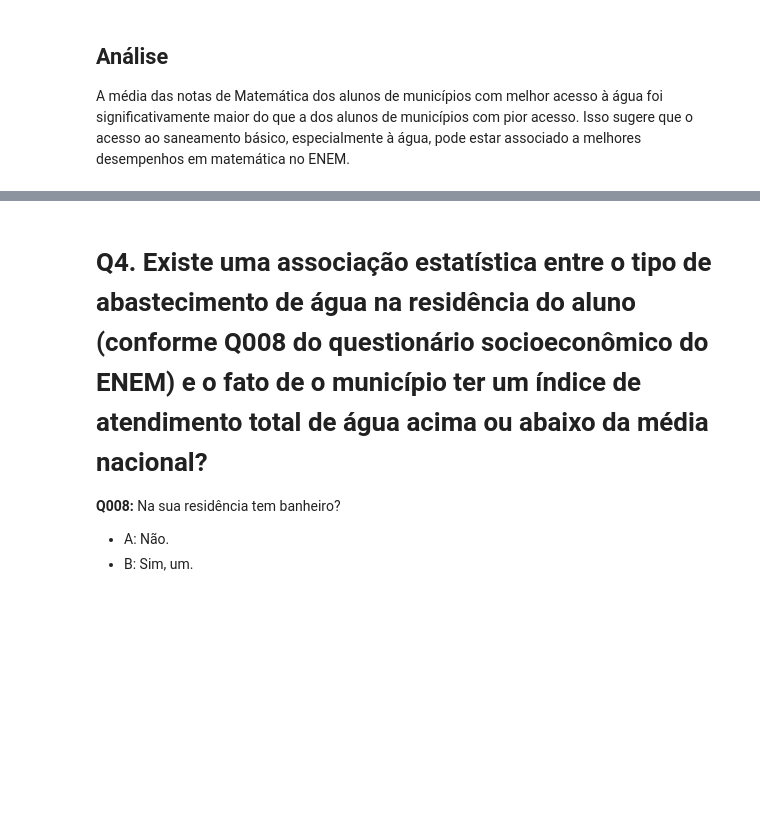
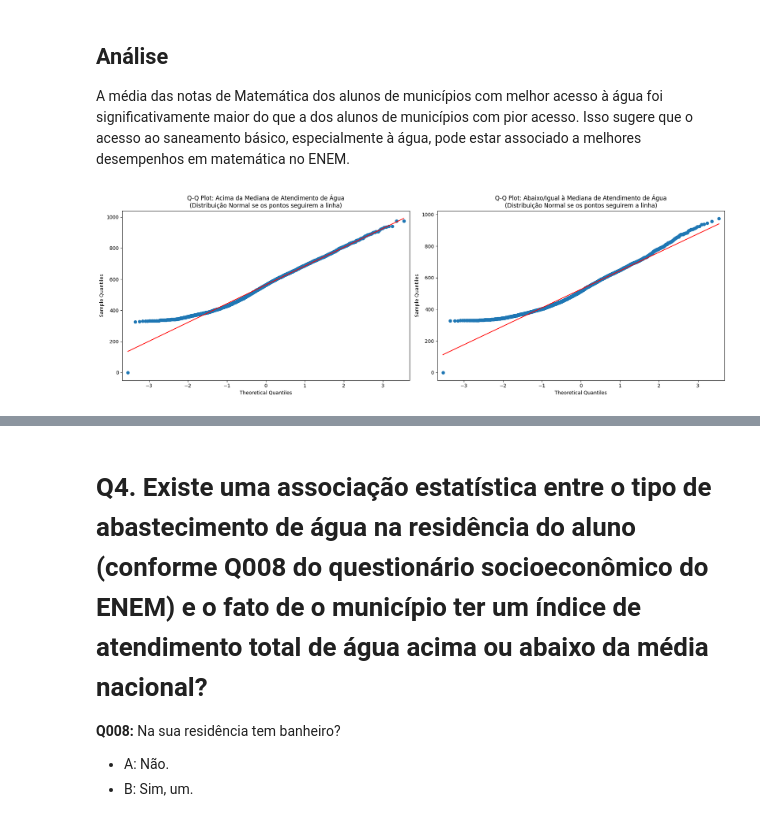
Before and after one commit to enzosakamoto/ecm514-projeto-I, a Jupyter notebook: src/IMT_Projeto_S1_enzo_joao_pedro_rafael_vitor.ipynb, the cells around one changed output, grey strips where cells are left out. Drawn from its saved outputs; the diff is of its cells as text; code cells hidden in the pictures; blank space fills up the shorter version.

Commit message:
feat: add normality test on q3

```diff
--- a/src/IMT_Projeto_S1_enzo_joao_pedro_rafael_vitor.ipynb
+++ b/src/IMT_Projeto_S1_enzo_joao_pedro_rafael_vitor.ipynb
@@ -629,3 +632,88 @@ Conclusão: Rejeita-se a hipótese nula. Há uma diferença estatisticamente sig
 # %% [markdown]
 ## Análise
 A média das notas de Matemática dos alunos de municípios com melhor acesso à água foi significativamente maior do que a dos alunos de municípios com pior acesso. Isso sugere que o acesso ao saneamento básico, especialmente à água, pode estar associado a melhores desempenhos em matemática no ENEM.
+# %%
+# Testes de normalidade para os grupos
+from scipy.stats import shapiro, levene
+import matplotlib.pyplot as plt
+import numpy as np
+import statsmodels.api as sm
+
+def test_normality(grupo, nome):
+    if len(grupo) > 5000:
+        sample_size = 5000
+        amostra = grupo.sample(sample_size, random_state=42)
+    else:
+        amostra = grupo
+        sample_size = len(grupo)
+
+    stat, p_value = shapiro(amostra)
+    print(f"\nTeste de Normalidade (Shapiro-Wilk) para {nome}:")
+    print(f"Estatística de teste: {stat:.4f}")
+    print(f"Valor-p: {p_value:.8f}")
+    if p_value < 0.05:
+        print(f"Conclusão: Rejeita-se a hipótese de normalidade para {nome} (p < 0.05).")
+    else:
+        print(f"Conclusão: Não se rejeita a hipótese de normalidade para {nome} (p >= 0.05).")
+
+    # Tamanho da amostra usado no teste
+    print(f"Tamanho da amostra utilizada: {sample_size} de {len(grupo)} pontos")
+
+    return stat, p_value
+
+# Plot Q-Q (Quantile-Quantile) para avaliar a normalidade visualmente
+fig, (ax1, ax2) = plt.subplots(1, 2, figsize=(18, 6))
+
+# Q-Q plot para grupo acima da mediana
+sm.qqplot(grupo_acima_mediana.sample(min(5000, len(grupo_acima_mediana)), random_state=42), line='s', ax=ax1)
+ax1.set_title(f"Q-Q Plot: Acima da Mediana de Atendimento de Água\n(Distribuição Normal se os pontos seguirem a linha)")
+
+# Q-Q plot para grupo abaixo da mediana
+sm.qqplot(grupo_abaixo_mediana.sample(min(5000, len(grupo_abaixo_mediana)), random_state=42), line='s', ax=ax2)
+ax2.set_title(f"Q-Q Plot: Abaixo/Igual à Mediana de Atendimento de Água\n(Distribuição Normal se os pontos seguirem a linha)")
+
+plt.tight_layout()
+plt.show()
+
+shapiro_acima, p_acima = test_normality(grupo_acima_mediana, "Grupo Acima da Mediana")
+shapiro_abaixo, p_abaixo = test_normality(grupo_abaixo_mediana, "Grupo Abaixo/Igual à Mediana")
+
+# Teste de homogeneidade de variâncias (Levene)
+levene_stat, levene_p = levene(grupo_acima_mediana.sample(min(5000, len(grupo_acima_mediana)), random_state=42),
+                             grupo_abaixo_mediana.sample(min(5000, len(grupo_abaixo_mediana)), random_state=42))
+
+print("\nTeste de Homogeneidade de Variâncias (Levene):")
+print(f"Estatística de teste: {levene_stat:.4f}")
+print(f"Valor-p: {levene_p:.8f}")
+if levene_p < 0.05:
+    print("Conclusão: Rejeita-se a hipótese de igualdade de variâncias (p < 0.05).")
+    print("As variâncias são significativamente diferentes.")
+else:
+    print("Conclusão: Não se rejeita a hipótese de igualdade de variâncias (p >= 0.05).")
+    print("As variâncias podem ser consideradas homogêneas.")
+
+# Visualização das distribuições
+plt.figure(figsize=(14, 6))
+
+sns.kdeplot(grupo_acima_mediana.sample(min(10000, len(grupo_acima_mediana)), random_state=42),
+           label=f"Acima da Mediana (n={len(grupo_acima_mediana)})")
+sns.kdeplot(grupo_abaixo_mediana.sample(min(10000, len(grupo_abaixo_mediana)), random_state=42),
+           label=f"Abaixo/Igual à Mediana (n={len(grupo_abaixo_mediana)})")
+
+# Adicionar médias como linhas verticais
+plt.axvline(grupo_acima_mediana.mean(), color='blue', linestyle='--',
+           label=f"Média Acima: {grupo_acima_mediana.mean():.2f}")
+plt.axvline(grupo_abaixo_mediana.mean(), color='orange', linestyle='--',
+           label=f"Média Abaixo: {grupo_abaixo_mediana.mean():.2f}")
+
+plt.title("Distribuição das Notas de Matemática por Nível de Atendimento de Água")
+plt.xlabel("Nota de Matemática")
+plt.ylabel("Densidade")
+plt.legend()
+plt.grid(True, alpha=0.3)
+plt.tight_layout()
+plt.show()
+
+print("\nResultado do Teste T realizado anteriormente:")
+# %% [output]
+[figure, added]
```
Also changed, not shown: parts of 16 cells of this notebook.
